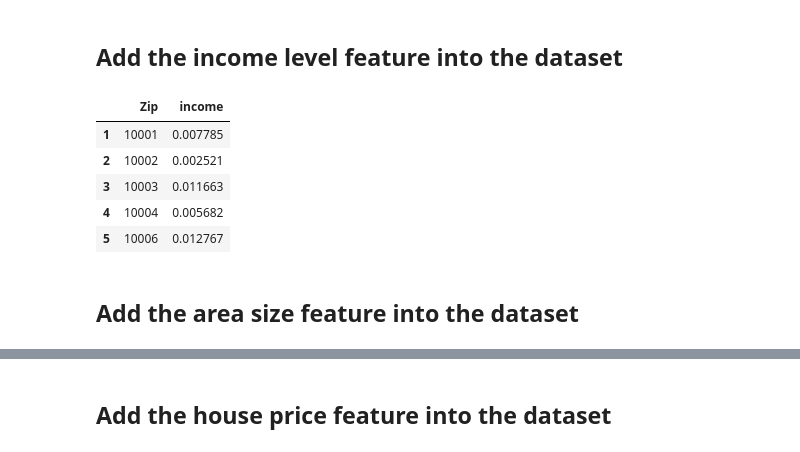
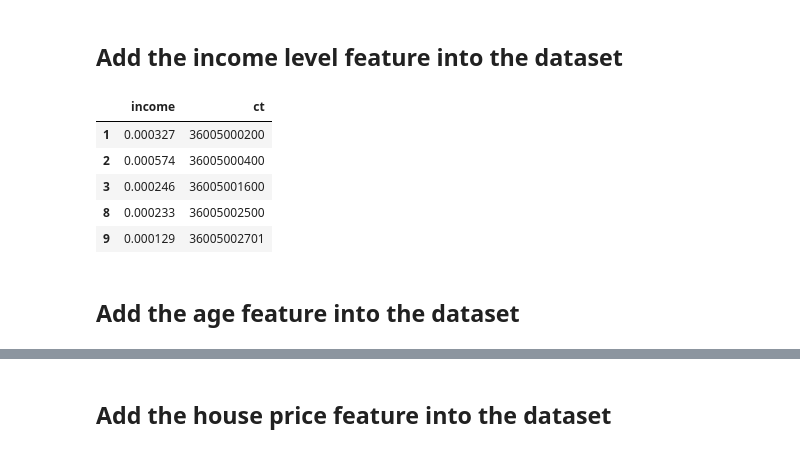
Before and after one commit to navpreetnp7/311_GNN, a Jupyter notebook: NYC 311 Socio-economic.ipynb, the cells around one changed output, grey strips where cells are left out. Saved outputs shown, nothing was run; the diff lists cells and outputs as text; code cells hidden in the pictures.

```diff
--- a/NYC 311 Socio-economic.ipynb
+++ b/NYC 311 Socio-economic.ipynb
@@ -11,10 +11,8 @@ seed = 433
 # %% [markdown]
 ## Import census data
 # %%
-data = pd.read_csv('311_2019.csv', delimiter=',')
-data = data.rename(columns={'Incident Zip': 'Zip', 'Complaint Type' : 'Complaint'})
-data = data[['Zip', 'Complaint']]
-data.Zip=pd.to_numeric(data.Zip,errors='coerce')
-data=data.loc[(data.Zip>=10000)&(data.Zip<11500)]
+data = pd.read_csv('data/data_311_ct_joined.csv', delimiter=',')
+data = data.rename(columns={'Complaint Type' : 'Complaint', 'GEOID' : 'ct'})
+data = data[['ct', 'Complaint']]
 data.head()
 # %% [output]
@@ -27,4 +25,4 @@ data.head()
 # %%
-data = data.groupby(['Zip', 'Complaint']).size().reset_index(name='count')
+data = data.groupby(['ct', 'Complaint']).size().reset_index(name='count')
 data.head()
 # %% [output]
@@ -38,6 +36,6 @@ data.head()
 ## Convert complaint types to categorical one hot variables
 # %%
 #convert a list to a 2d table with zip codes as rows and complaint types as columns
-data=pd.pivot_table(data,index='Zip',columns='Complaint',values='count',fill_value=0)
+data=pd.pivot_table(data,index='ct',columns='Complaint',values='count',fill_value=0)
 data.head()
 # %% [output]
@@ -52,6 +50,7 @@ data.head()
 # %%
-Total=data.sum(axis=1) #total 311 activity per zip code
-data=data.div(data.sum(axis=1), axis=0) #normalize activity of various cathegories within zip code by total
-data=data.loc[Total>100] #keep only those zip codes having sufficient activity
+Total=data.sum(axis=1) #total 311 activity per census tract
+data=data.div(data.sum(axis=1), axis=0) #normalize activity of various cathegories within census tract by total
+data=data.loc[Total>100] #keep only those census tracts having sufficient activity
+data.reset_index(inplace=True)
 data.head()
 # %% [output]
@@ -68,20 +66,19 @@ data.head()
 # %%
 # Add the income level feature into the dataset
 
-income = pd.read_csv('data/zipcode_income.csv', delimiter=',')
-income = income.iloc[:,:2]
+income = pd.read_csv('data/ct_income.csv', delimiter=',')
+income.rename(columns={'median_income' : 'income'}, inplace=True)
 income[income.isna()] = 0
-income.rename(columns={'ZIPCODE':'Zip', 'median_familyIncome(USD)' : 'income'}, inplace=True)
-income=income.loc[(income.Zip>=10000)&(income.Zip<11500)]
-income['income'][income['income'] == 0.0] = income['income'].mean() # Replace 0 income with mean
-income['income'] = income['income'] / income['income'].sum()
+income=income.loc[income.ct.isin(data['ct'])]
+income['income'][income['income'] == 0.0] = income['income'].median() # Replace 0 income with median
+income['income'] = income['income'] / (income['income'].sum() )#- income['income'].min() )
 income.head()
 # %% [output]
-|  | Zip | income |
-| 1 | 10001 | 0.007785 |
-| 2 | 10002 | 0.002521 |
-| 3 | 10003 | 0.011663 |
-| 4 | 10004 | 0.005682 |
-| 5 | 10006 | 0.012767 |
+|  | income | ct |
+| 1 | 0.000327 | 36005000200 |
+| 2 | 0.000574 | 36005000400 |
+| 3 | 0.000246 | 36005001600 |
+| 8 | 0.000233 | 36005002500 |
+| 9 | 0.000129 | 36005002701 |
 # %% [markdown]
-## Add the area size feature into the dataset
+## Add the age feature into the dataset
```
Also changed, not shown: parts of 47 cells of this notebook, 1 other file.
